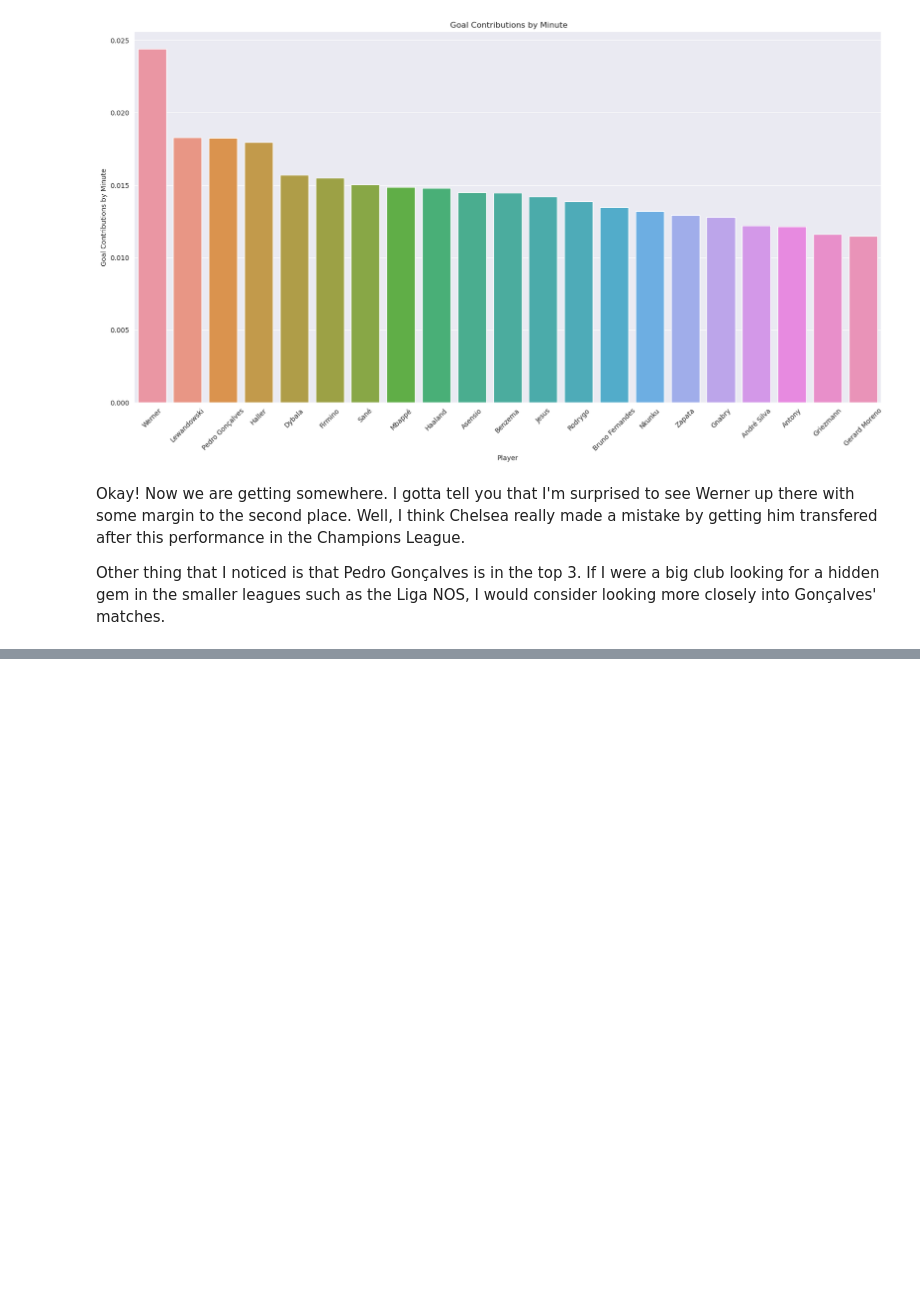
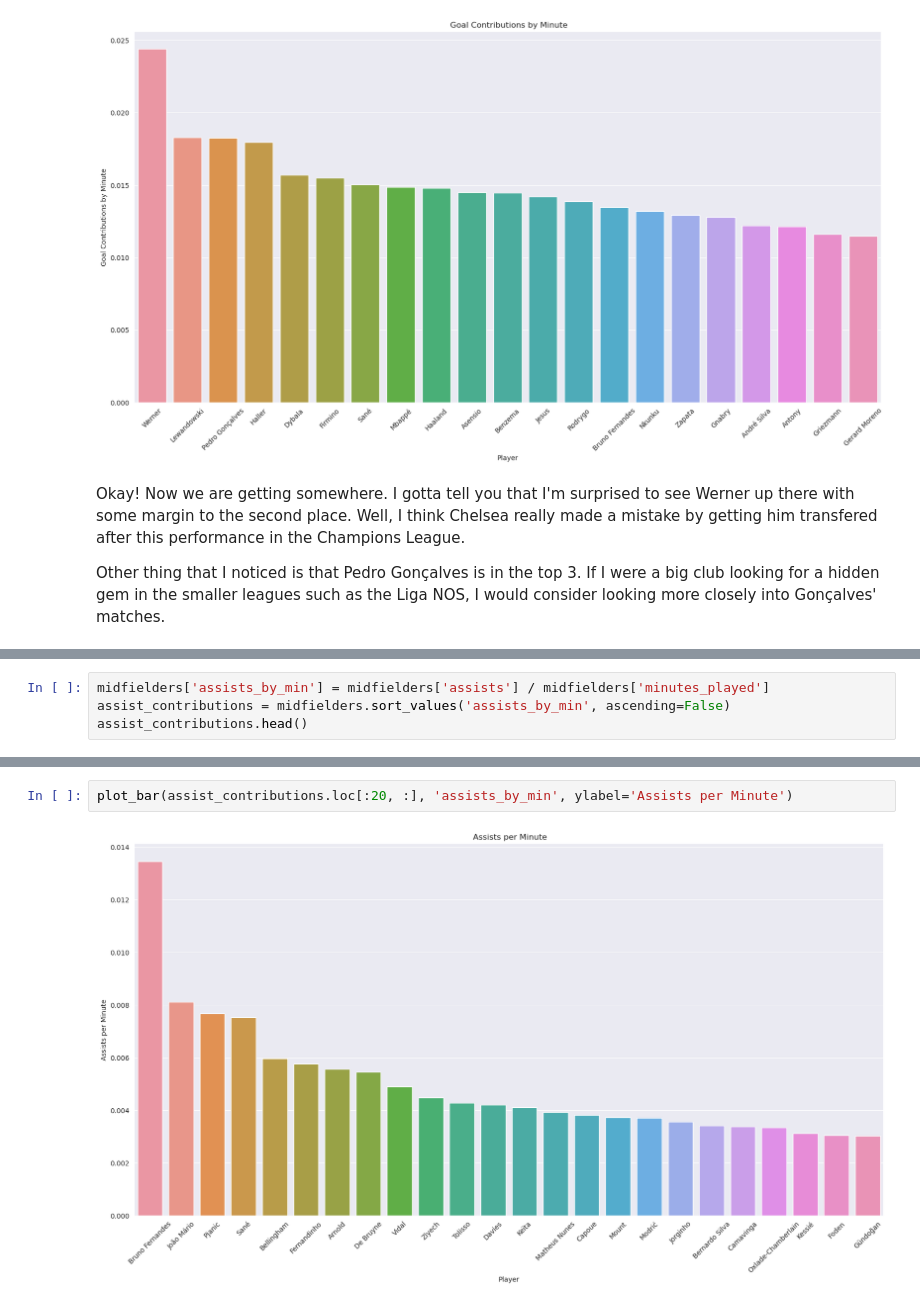
Before and after one commit to caiomelo22/20-21-Champions-League-Analysis, a Jupyter notebook: notebooke5ae0d8453.ipynb, the cells around one changed output, grey strips where cells are left out. Saved outputs shown, nothing was run; the diff lists cells and outputs as text; blank space fills up the shorter version.

Commit message:
Passing and assists analysis

```diff
--- a/notebooke5ae0d8453.ipynb
+++ b/notebooke5ae0d8453.ipynb
@@ -213,0 +253,4 @@ Other thing that I noticed is that Pedro Gonçalves is in the top 3. If I were a
+# %%
+midfielders['assists_by_min'] = midfielders['assists'] / midfielders['minutes_played']
+assist_contributions = midfielders.sort_values('assists_by_min', ascending=False)
+assist_contributions.head()
@@ -213,0 +265,4 @@ Other thing that I noticed is that Pedro Gonçalves is in the top 3. If I were a
+# %%
+plot_bar(assist_contributions.loc[:20, :], 'assists_by_min', ylabel='Assists per Minute')
+# %% [output]
+[figure, added]
```
Also changed, not shown: parts of 14 cells of this notebook.
